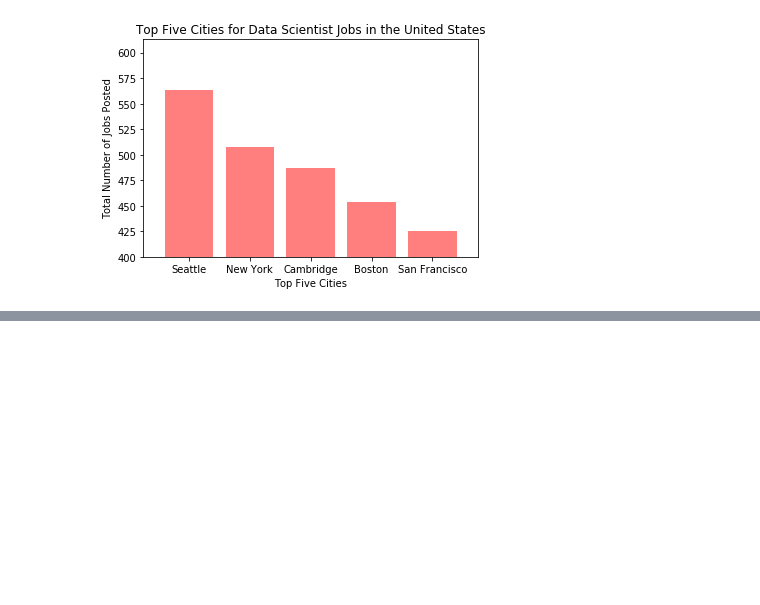
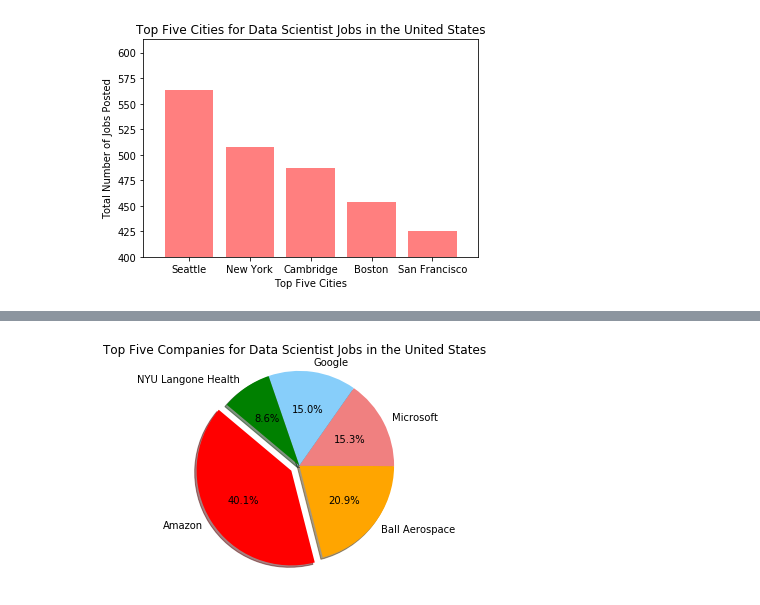
Before and after one commit to tjgrafft/DataScienceJobs_Project, a Jupyter notebook: project_code2.ipynb, the cells around one changed output, grey strips where cells are left out. Saved outputs shown, nothing was run; the diff lists cells and outputs as text; code cells hidden in the pictures; blank space fills up the shorter version.

Commit message:
Added graphs

```diff
--- a/project_code2.ipynb
+++ b/project_code2.ipynb
@@ -44,0 +61,17 @@ plt.show()
+# %%
+total_companies = [358, 187, 137, 134, 77]
+labels = ["Amazon", "Ball Aerospace", "Microsoft", "Google", "NYU Langone Health"]
+colors = ["red", "orange", "lightcoral", "lightskyblue", "green"]
+
+explode = [0.1, 0, 0, 0, 0]
+
+plt.pie(total_companies, labels=labels, explode=explode, colors=colors, autopct="%1.1f%%", shadow=True, startangle=140)
+plt.axis("equal")
+
+plt.title("Top Five Companies for Data Scientist Jobs in the United States")
+
+# Save an image of the chart and print it to the screen
+plt.savefig("Images/Top_five_companies.png")
+plt.show()
+# %% [output]
+[figure, added]
```
Also changed, not shown: parts of 4 cells of this notebook.
